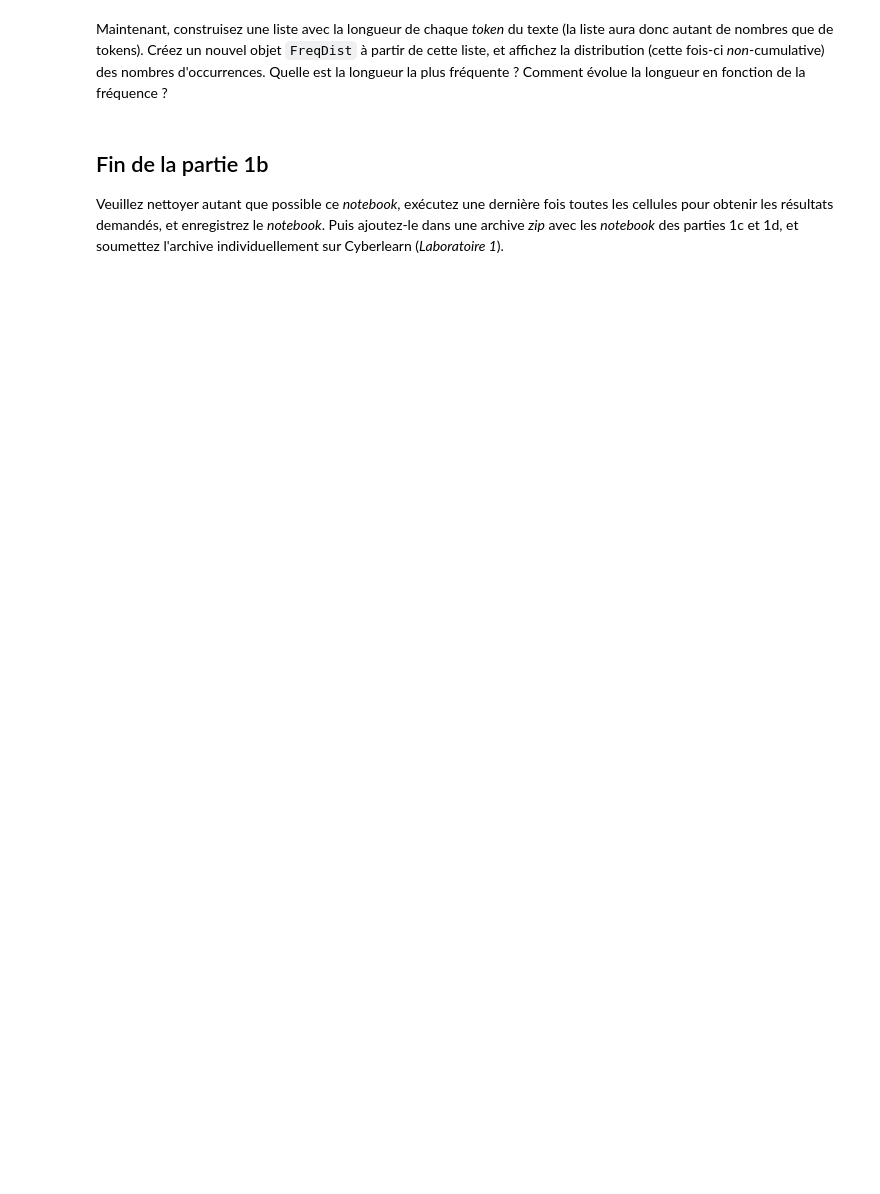
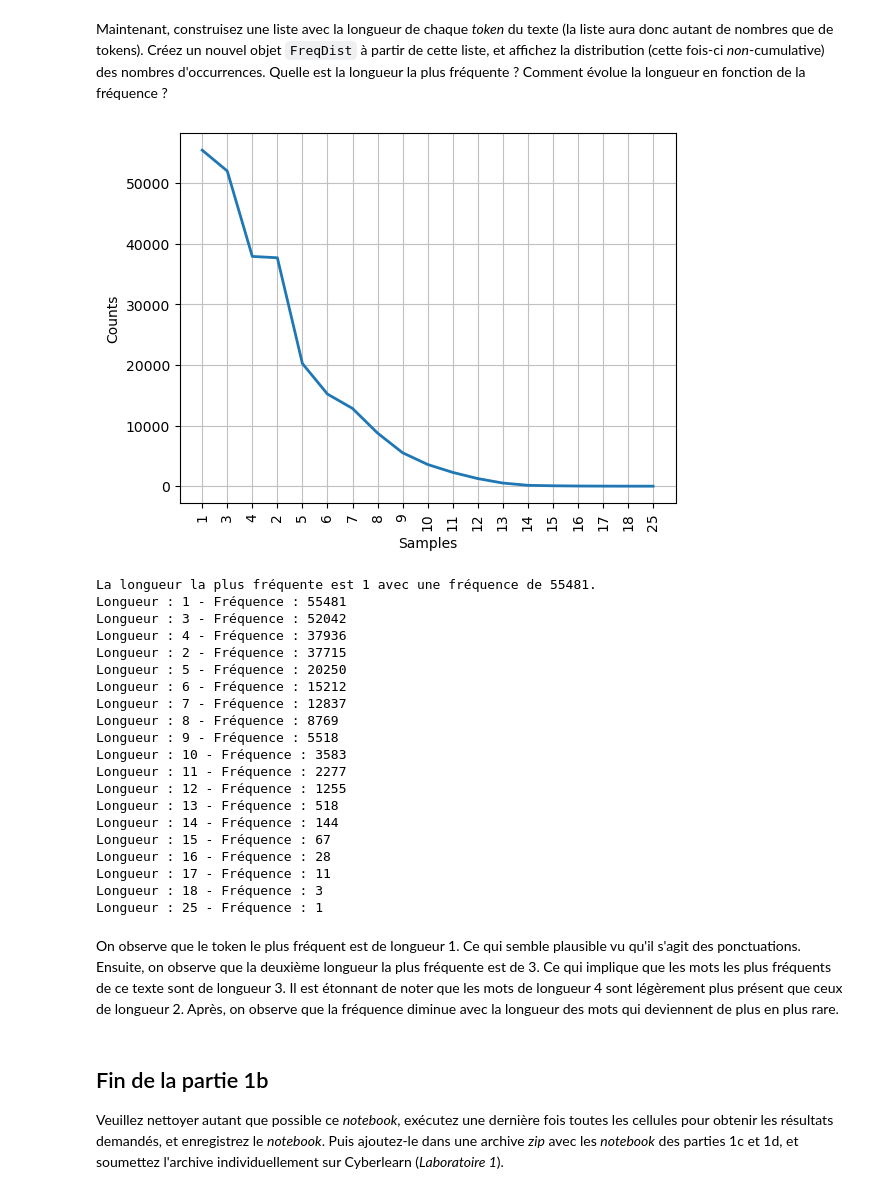
Before and after one commit to ODAncona/tal_lab, a Jupyter notebook: labo1/TAL_Labo1b_dancona_maier.ipynb, the cells around one changed output. Saved outputs shown, nothing was run; the diff lists cells and outputs as text; code cells hidden in the pictures; blank space fills up the shorter version.

```diff
--- a/labo1/TAL_Labo1b_dancona_maier.ipynb
+++ b/labo1/TAL_Labo1b_dancona_maier.ipynb
@@ -320,3 +338,46 @@ Maintenant, construisez une liste avec la longueur de chaque _token_ du texte (l
+# %%
+# Please write your Python code in this cell and execute it.
+
+# Création d'une liste avec la longueur de chaque token
+token_lengths = [len(token) for token in tokens]
+
+# Création d'un objet FreqDist à partir de la liste de longueurs de token
+fdist = FreqDist(token_lengths)
+
+# Affichage de la distribution des occurrences
+fdist.plot(30, cumulative=False)
+
+# Affichage de la longueur la plus fréquente
+most_common_length, frequency = fdist.most_common(1)[0]
+print(f"La longueur la plus fréquente est {most_common_length} avec une fréquence de {frequency}.")
+
+# Affichage de l'évolution de la longueur en fonction de la fréquence
+for length, frequency in fdist.most_common():
+    print(f"Longueur : {length} - Fréquence : {frequency}")
+# %% [output]
+[figure, added]
+La longueur la plus fréquente est 1 avec une fréquence de 55481.
+Longueur : 1 - Fréquence : 55481
+Longueur : 3 - Fréquence : 52042
+Longueur : 4 - Fréquence : 37936
+Longueur : 2 - Fréquence : 37715
+Longueur : 5 - Fréquence : 20250
+Longueur : 6 - Fréquence : 15212
+Longueur : 7 - Fréquence : 12837
+Longueur : 8 - Fréquence : 8769
+Longueur : 9 - Fréquence : 5518
+Longueur : 10 - Fréquence : 3583
+Longueur : 11 - Fréquence : 2277
+Longueur : 12 - Fréquence : 1255
+Longueur : 13 - Fréquence : 518
+Longueur : 14 - Fréquence : 144
+Longueur : 15 - Fréquence : 67
+Longueur : 16 - Fréquence : 28
+Longueur : 17 - Fréquence : 11
+Longueur : 18 - Fréquence : 3
+Longueur : 25 - Fréquence : 1
+# %% [markdown]
+On observe que le token le plus fréquent est de longueur 1. Ce qui semble plausible vu qu'il s'agit des ponctuations. Ensuite, on observe que la deuxième longueur la plus fréquente est de 3. Ce qui implique que les mots les plus fréquents de ce texte sont de longueur 3. Il est étonnant de noter que les mots de longueur 4 sont légèrement plus présent que ceux de longueur 2. Après, on observe que la fréquence diminue avec la longueur des mots qui deviennent de plus en plus rare.
 # %% [markdown]
 ## Fin de la partie 1b
 Veuillez nettoyer autant que possible ce _notebook_, exécutez une dernière fois toutes les cellules pour obtenir les résultats demandés, et enregistrez le _notebook_.  Puis ajoutez-le dans une archive _zip_ avec les _notebook_ des parties 1c et 1d, et soumettez l'archive individuellement sur Cyberlearn (_Laboratoire 1_).
```
Also changed, not shown: parts of 12 cells of this notebook.
